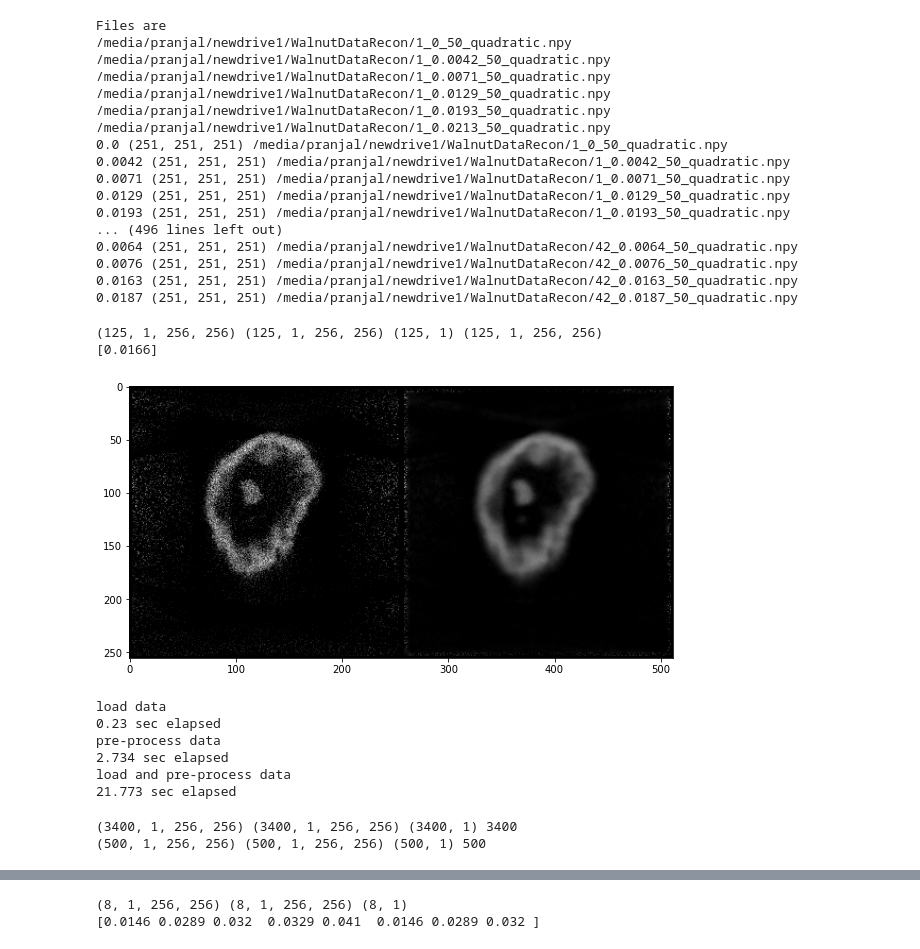
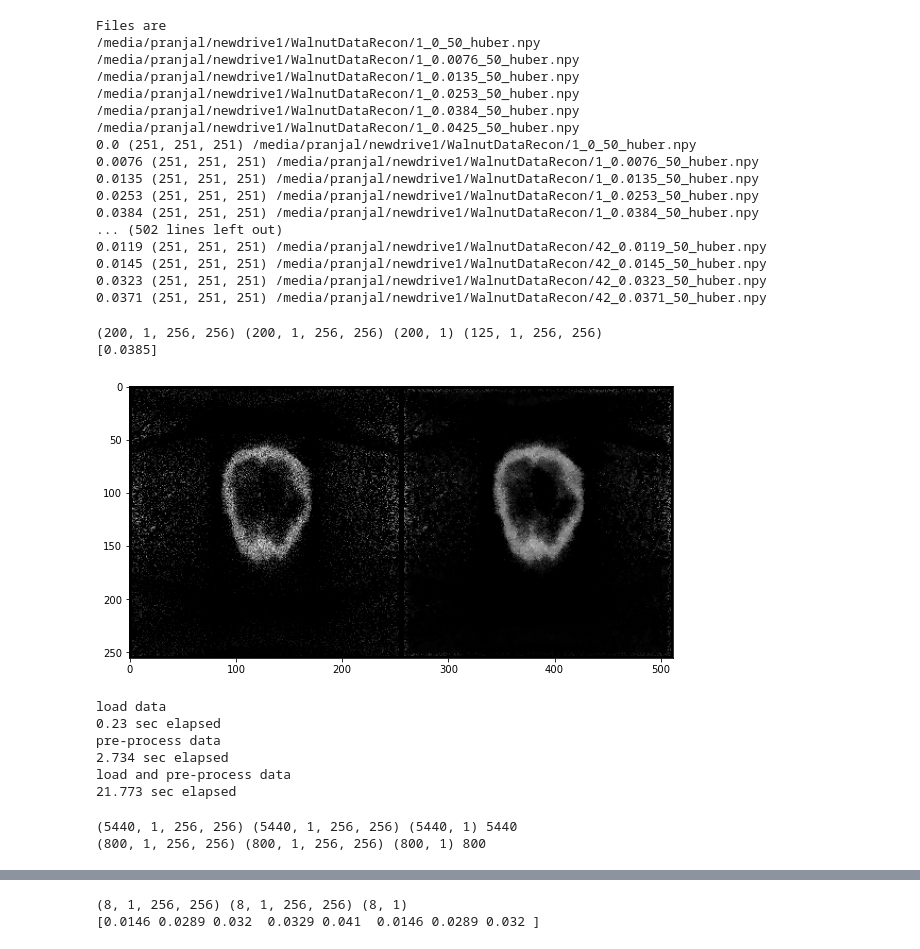
Before and after one commit to PranjalSahu/WalnutReconstructionCodes, a Jupyter notebook: test1.ipynb, the cells around one changed output, grey strips where cells are left out. Drawn from its saved outputs; the diff is of its cells as text; code cells hidden in the pictures.

Commit message:
[STAR] Adding the logs for the model unet-quadtraic-walnut.pt

```diff
--- a/test1.ipynb
+++ b/test1.ipynb
@@ -424,7 +426,7 @@ train_list = np.arange(1, 29)#[1, 3, 6, 7, 11, 12, 13, 16, 17, 31, 33, 35, 37, 3
 val_list   = np.arange(30, 34)#[19, 21, 23, 25, 27, 29, 61, 62, 64, 65]
 test_list  = np.arange(35, 43)#[10, 44, 45, 47, 54, 58, 59, 60, 66, 67, 74, 75]
 
-algorithm = 'quadratic'
+algorithm = 'huber'
 
 all_list = np.concatenate([train_list, val_list, test_list])
 
@@ -464,7 +466,7 @@ for i in range(1, 43):
         print(value, a.shape, f)
         counter = counter+1
 
-    total_count   = 25
+    total_count   = 40
     all_locations = []
     total_values  = []
 
@@ -479,7 +481,7 @@ for i in range(1, 43):
     for kp in range(total_count):
         while(True):
             try:
-                ix        = np.random.randint(50, 251-50)
+                ix        = np.random.randint(40, 251-40)
                 tempx     = all_vols[0][:, ix, :]
 
 #                 temp            = tempx.astype('float32')
@@ -498,7 +500,7 @@ for i in range(1, 43):
 
             x_array[counter, 0, 3:-2, 3:-2] = tempx
             y_array[counter, 0, 3:-2, 3:-2] = tempy
-            m_array[counter, 0, 3:-2, 3:-2] = binary_adaptive.astype('float16')
+            #m_array[counter, 0, 3:-2, 3:-2] = binary_adaptive.astype('float16')
             v_array[counter, 0]             = all_values[k]
 
             counter = counter+1
@@ -510,50 +512,50 @@ for i in range(1, 43):
     np.save("/media/pranjal/newdrive1/WalnutDataReconPatches/v-array-"+str(i)+'-'+algorithm+'.npy', v_array)
     np.save("/media/pranjal/newdrive1/WalnutDataReconPatches/x-array-"+str(i)+'-'+algorithm+'.npy', x_array)
     np.save("/media/pranjal/newdrive1/WalnutDataReconPatches/y-array-"+str(i)+'-'+algorithm+'.npy', y_array)
-    np.save("/media/pranjal/newdrive1/WalnutDataReconPatches/m-array-"+str(i)+'-'+algorithm+'.npy', m_array)
+    #np.save("/media/pranjal/newdrive1/WalnutDataReconPatches/m-array-"+str(i)+'-'+algorithm+'.npy', m_array)
 # %% [output]
 Files are
-/media/pranjal/newdrive1/WalnutDataRecon/1_0_50_quadratic.npy
-/media/pranjal/newdrive1/WalnutDataRecon/1_0.0042_50_quadratic.npy
-/media/pranjal/newdrive1/WalnutDataRecon/1_0.0071_50_quadratic.npy
-/media/pranjal/newdrive1/WalnutDataRecon/1_0.0129_50_quadratic.npy
-/media/pranjal/newdrive1/WalnutDataRecon/1_0.0193_50_quadratic.npy
-/media/pranjal/newdrive1/WalnutDataRecon/1_0.0213_50_quadratic.npy
-0.0 (251, 251, 251) /media/pranjal/newdrive1/WalnutDataRecon/1_0_50_quadratic.npy
-0.0042 (251, 251, 251) /media/pranjal/newdrive1/WalnutDataRecon/1_0.0042_50_quadratic.npy
-0.0071 (251, 251, 251) /media/pranjal/newdrive1/WalnutDataRecon/1_0.0071_50_quadratic.npy
-0.0129 (251, 251, 251) /media/pranjal/newdrive1/WalnutDataRecon/1_0.0129_50_quadratic.npy
-0.0193 (251, 251, 251) /media/pranjal/newdrive1/WalnutDataRecon/1_0.0193_50_quadratic.npy
-... (496 lines left out)
-0.0064 (251, 251, 251) /media/pranjal/newdrive1/WalnutDataRecon/42_0.0064_50_quadratic.npy
-0.0076 (251, 251, 251) /media/pranjal/newdrive1/WalnutDataRecon/42_0.0076_50_quadratic.npy
-0.0163 (251, 251, 251) /media/pranjal/newdrive1/WalnutDataRecon/42_0.0163_50_quadratic.npy
-0.0187 (251, 251, 251) /media/pranjal/newdrive1/WalnutDataRecon/42_0.0187_50_quadratic.npy
+/media/pranjal/newdrive1/WalnutDataRecon/1_0_50_huber.npy
+/media/pranjal/newdrive1/WalnutDataRecon/1_0.0076_50_huber.npy
+/media/pranjal/newdrive1/WalnutDataRecon/1_0.0135_50_huber.npy
+/media/pranjal/newdrive1/WalnutDataRecon/1_0.0253_50_huber.npy
+/media/pranjal/newdrive1/WalnutDataRecon/1_0.0384_50_huber.npy
+/media/pranjal/newdrive1/WalnutDataRecon/1_0.0425_50_huber.npy
+0.0 (251, 251, 251) /media/pranjal/newdrive1/WalnutDataRecon/1_0_50_huber.npy
+0.0076 (251, 251, 251) /media/pranjal/newdrive1/WalnutDataRecon/1_0.0076_50_huber.npy
+0.0135 (251, 251, 251) /media/pranjal/newdrive1/WalnutDataRecon/1_0.0135_50_huber.npy
+0.0253 (251, 251, 251) /media/pranjal/newdrive1/WalnutDataRecon/1_0.0253_50_huber.npy
+0.0384 (251, 251, 251) /media/pranjal/newdrive1/WalnutDataRecon/1_0.0384_50_huber.npy
+... (502 lines left out)
+0.0119 (251, 251, 251) /media/pranjal/newdrive1/WalnutDataRecon/42_0.0119_50_huber.npy
+0.0145 (251, 251, 251) /media/pranjal/newdrive1/WalnutDataRecon/42_0.0145_50_huber.npy
+0.0323 (251, 251, 251) /media/pranjal/newdrive1/WalnutDataRecon/42_0.0323_50_huber.npy
+0.0371 (251, 251, 251) /media/pranjal/newdrive1/WalnutDataRecon/42_0.0371_50_huber.npy
 # %%
 # For plotting the results
 
-algorithm = 'quadratic'
+algorithm = 'huber'
 
 if 1:
     index = random.randint(1, 42)
     x = np.load('/media/pranjal/newdrive1/WalnutDataReconPatches/x-array-'+str(index)+'-'+algorithm+'.npy')
     m = np.load('/media/pranjal/newdrive1/WalnutDataReconPatches/m-array-'+str(index)+'-'+algorithm+'.npy')
     y = np.load('/media/pranjal/newdrive1/WalnutDataReconPatches/y-array-'+str(index)+'-'+algorithm+'.npy')
     v = np.load('/media/pranjal/newdrive1/WalnutDataReconPatches/v-array-'+str(index)+'-'+algorithm+'.npy')
 
 print(x.shape, y.shape, v.shape, m.shape)
 
 plt.figure(figsize=(20, 5))
 index = random.randint(0, x.shape[0]-1)
 plt.imshow(np.concatenate([x[index, 0], y[index, 0]], axis=-1).astype('float32'), cmap='gray')
 print(v[index])
 
 #plt.imshow(np.concatenate([x[index*5, 0], y[index*5, 0], y[index*5+1, 0], y[index*5+2, 0], y[index*5+3, 0]], axis=-1).astype('float32'), cmap='gray')
 #print(v[index*5:index*5+5].flatten())
 # %% [output]
-(125, 1, 256, 256) (125, 1, 256, 256) (125, 1) (125, 1, 256, 256)
-[0.0166]
+(200, 1, 256, 256) (200, 1, 256, 256) (200, 1) (125, 1, 256, 256)
+[0.0385]
-[figure, old version]
+[figure, new version]
 # %%
 # Reconstruction Code for a given Walnut Case
 
@@ -832,12 +834,12 @@ train_list = np.arange(1, 29)#[1, 3, 6, 7, 11, 12, 13, 16, 17, 31, 33, 35, 37, 3
 val_list   = np.arange(30, 34)#[19, 21, 23, 25, 27, 29, 61, 62, 64, 65]
 test_list  = np.arange(35, 43)
 
-train_size = len(train_list)*125
+train_size = len(train_list)*200
 x_array = np.zeros([train_size, 1, 256, 256], dtype='float16')
 v_array = np.zeros([train_size, 1], dtype='float32')
 y_array = np.zeros([train_size, 1, 256, 256], dtype='float16')
 
-val_size = len(val_list)*125
+val_size = len(val_list)*200
 x_val_array = np.zeros([val_size, 1, 256, 256], dtype='float16')
 v_val_array = np.zeros([val_size, 1], dtype='float32')
 y_val_array = np.zeros([val_size, 1, 256, 256], dtype='float16')
@@ -878,8 +880,8 @@ y_val_array = y_val_array[:count]
 v_val_array = v_val_array[:count]
 print(x_val_array.shape, y_val_array.shape, v_val_array.shape, count)
 # %% [output]
-(3400, 1, 256, 256) (3400, 1, 256, 256) (3400, 1) 3400
-(500, 1, 256, 256) (500, 1, 256, 256) (500, 1) 500
+(5440, 1, 256, 256) (5440, 1, 256, 256) (5440, 1) 5440
+(800, 1, 256, 256) (800, 1, 256, 256) (800, 1) 800
 # %%
 # [STAR] For reading the training data for Huber Algorithm
 
```
Also changed, not shown: parts of 2 cells of this notebook.
